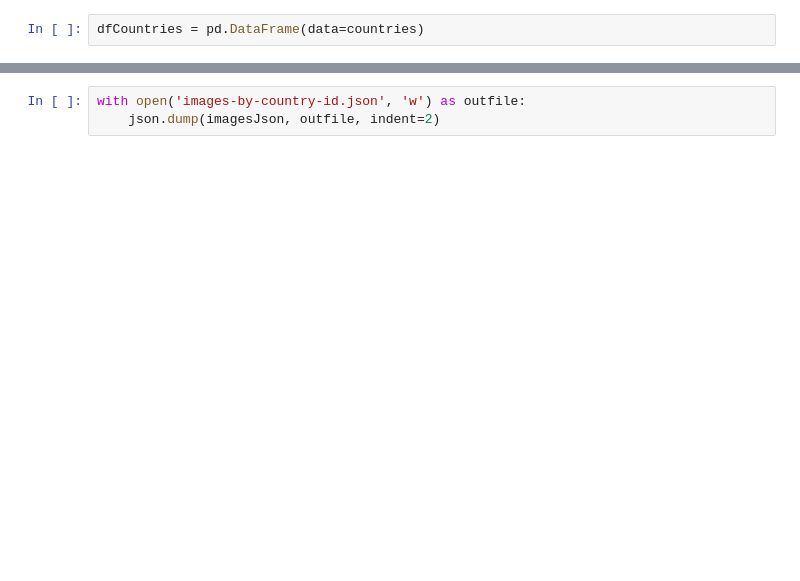
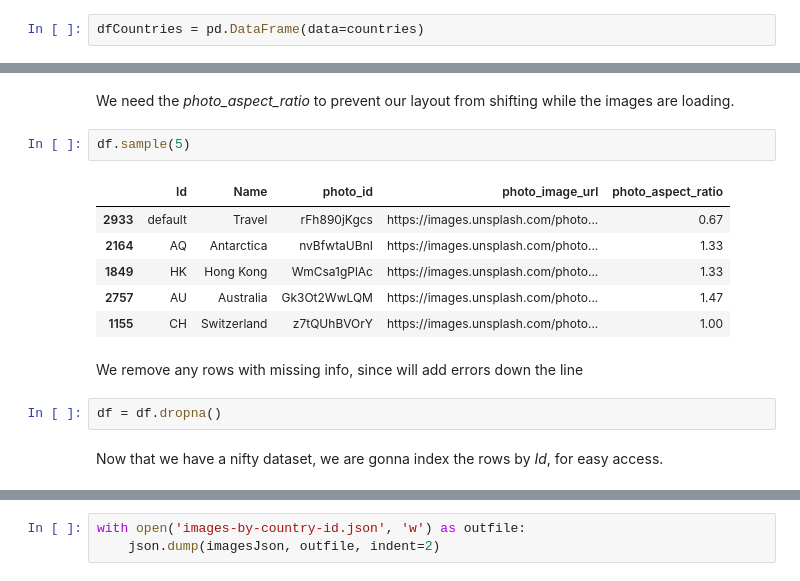
Before and after one commit to facutk/wpxvuelos, a Jupyter notebook: wp/wp-content/themes/xvuelos/assets/country-images-by-id/pandas.ipynb, the cells around one changed output, grey strips where cells are left out. Saved outputs shown, nothing was run; the diff lists cells and outputs as text; blank space fills up the shorter version.

Commit message:
update notebook with step by step info on how to run

```diff
--- a/wp/wp-content/themes/xvuelos/assets/country-images-by-id/pandas.ipynb
+++ b/wp/wp-content/themes/xvuelos/assets/country-images-by-id/pandas.ipynb
@@ -298,0 +179,17 @@ imagesJson
+# %% [markdown]
+We need the *photo_aspect_ratio* to prevent our layout from shifting while the images are loading.
+# %%
+df.sample(5)
+# %% [output]
+|  | Id | Name | photo_id | photo_image_url | photo_aspect_ratio |
+| 2933 | default | Travel | rFh890jKgcs | https://images.unsplash.com/photo... | 0.67 |
+| 2164 | AQ | Antarctica | nvBfwtaUBnI | https://images.unsplash.com/photo... | 1.33 |
+| 1849 | HK | Hong Kong | WmCsa1gPlAc | https://images.unsplash.com/photo... | 1.33 |
+| 2757 | AU | Australia | Gk3Ot2WwLQM | https://images.unsplash.com/photo... | 1.47 |
+| 1155 | CH | Switzerland | z7tQUhBVOrY | https://images.unsplash.com/photo... | 1.00 |
+# %% [markdown]
+We remove any rows with missing info, since will add errors down the line
+# %%
+df = df.dropna()
+# %% [markdown]
+Now that we have a nifty dataset, we are gonna index the rows by *Id*, for easy access.
```
Also changed, not shown: parts of 48 cells of this notebook.
